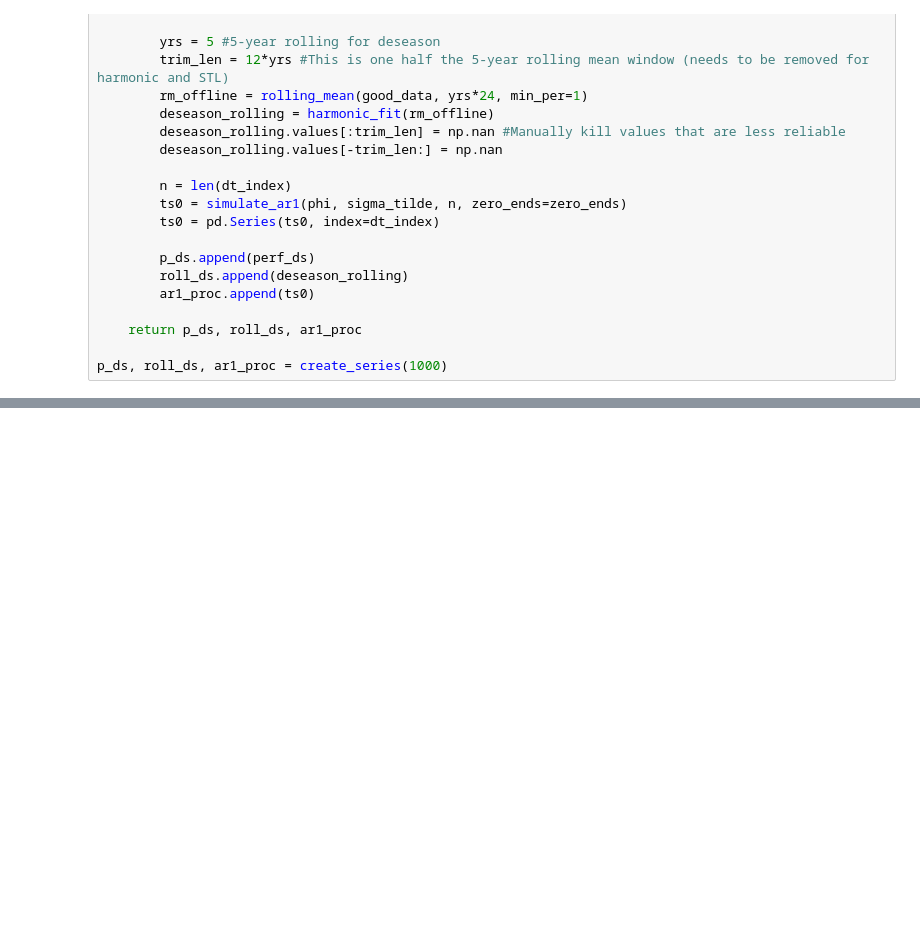
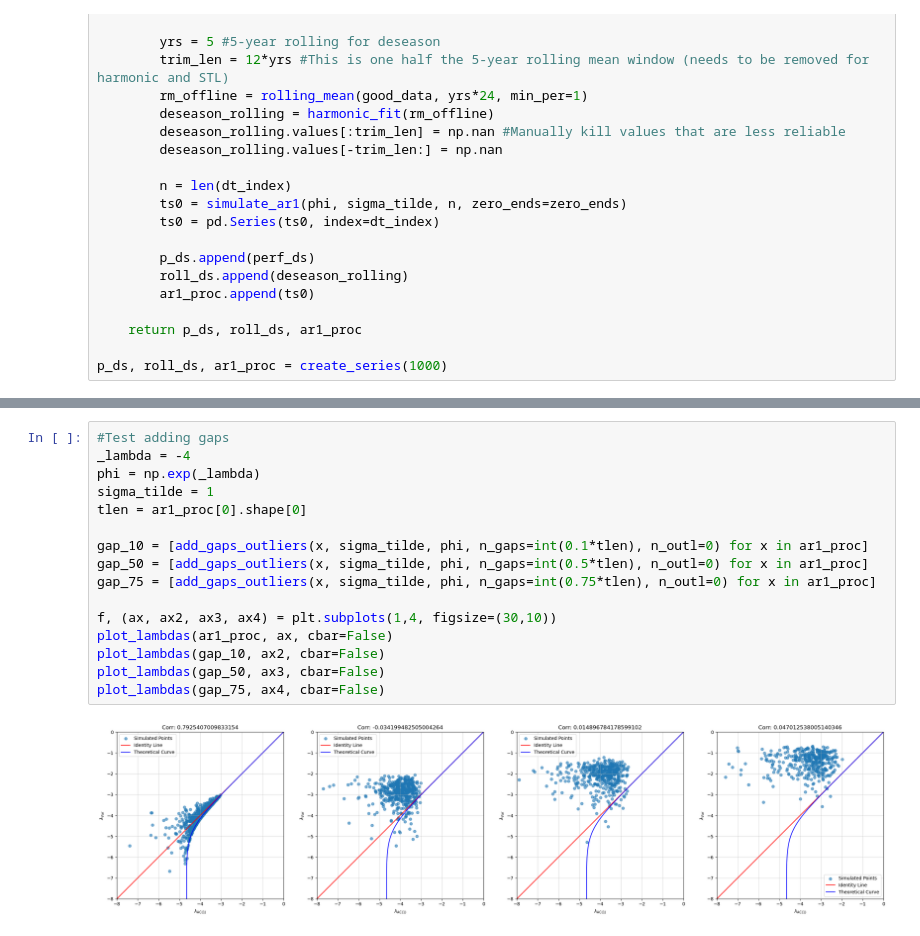
Before and after one commit to TUM-PIK-ESM/lambdalambda, a Jupyter notebook: Synthetic_AR1_gaps_outliers.ipynb, the cells around one changed output, grey strips where cells are left out. Saved outputs shown, nothing was run; the diff lists cells and outputs as text; blank space fills up the shorter version.

```diff
--- a/Synthetic_AR1_gaps_outliers.ipynb
+++ b/Synthetic_AR1_gaps_outliers.ipynb
@@ -500,3 +586,21 @@ plot_lambdas(gap_75, ax4)
+# %%
+#Test adding gaps
+_lambda = -4
+phi = np.exp(_lambda)
+sigma_tilde = 1
+tlen = ar1_proc[0].shape[0]
+
+gap_10 = [add_gaps_outliers(x, sigma_tilde, phi, n_gaps=int(0.1*tlen), n_outl=0) for x in ar1_proc]
+gap_50 = [add_gaps_outliers(x, sigma_tilde, phi, n_gaps=int(0.5*tlen), n_outl=0) for x in ar1_proc]
+gap_75 = [add_gaps_outliers(x, sigma_tilde, phi, n_gaps=int(0.75*tlen), n_outl=0) for x in ar1_proc]
+
+f, (ax, ax2, ax3, ax4) = plt.subplots(1,4, figsize=(30,10))
+plot_lambdas(ar1_proc, ax, cbar=False)
+plot_lambdas(gap_10, ax2, cbar=False)
+plot_lambdas(gap_50, ax3, cbar=False)
+plot_lambdas(gap_75, ax4, cbar=False)
+# %% [output]
+[figure, added]
 # %%
 #Test adding outliers
 _lambda = -4
```
Also changed, not shown: parts of 13 cells of this notebook.
